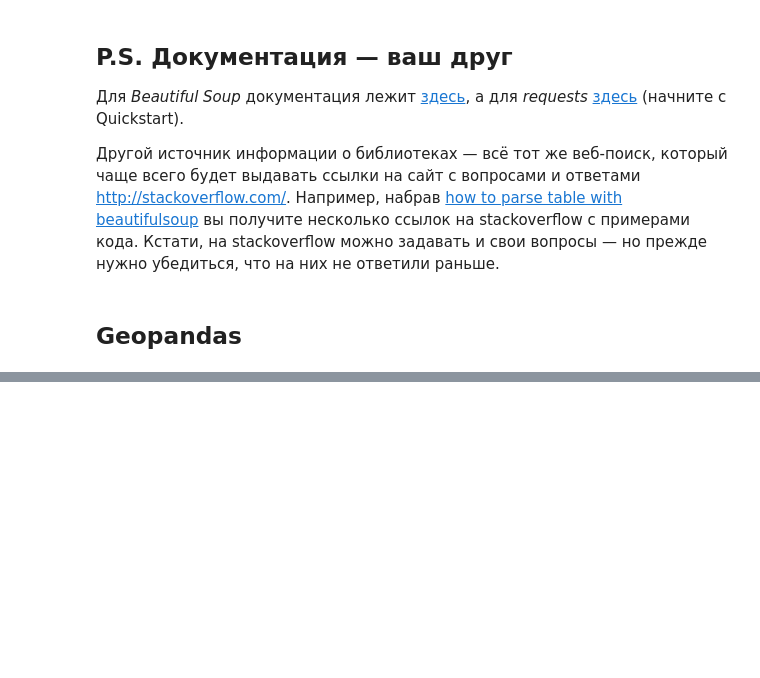
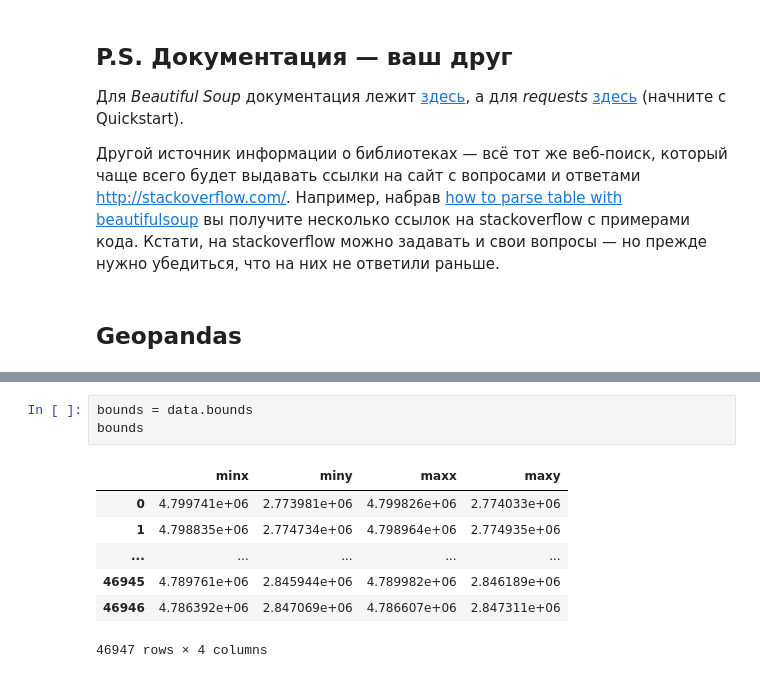
Before and after one commit to pythonmiigaik/pythonmiigaik.github.io, a Jupyter notebook: Lesson_7/Lecture 7.ipynb, the cells around one changed output, grey strips where cells are left out. Drawn from its saved outputs; the diff is of its cells as text; blank space fills up the shorter version.

```diff
--- a/Lesson_7/Lecture 7.ipynb
+++ b/Lesson_7/Lecture 7.ipynb
@@ -481,0 +479,11 @@ ModuleNotFoundError: No module named 'geopandas'
+# %%
+bounds = data.bounds
+bounds
+# %% [output]
+|  | minx | miny | maxx | maxy |
+| 0 | 4.799741e+06 | 2.773981e+06 | 4.799826e+06 | 2.774033e+06 |
+| 1 | 4.798835e+06 | 2.774734e+06 | 4.798964e+06 | 2.774935e+06 |
+| ... | ... | ... | ... | ... |
+| 46945 | 4.789761e+06 | 2.845944e+06 | 4.789982e+06 | 2.846189e+06 |
+| 46946 | 4.786392e+06 | 2.847069e+06 | 4.786607e+06 | 2.847311e+06 |
+46947 rows × 4 columns
```
Also changed, not shown: parts of 22 cells of this notebook, 5 other files.
